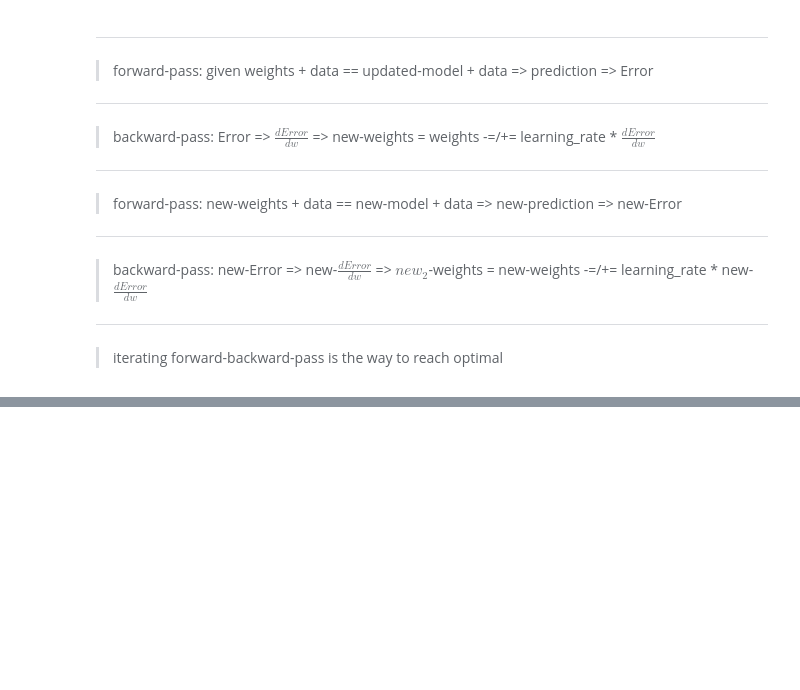
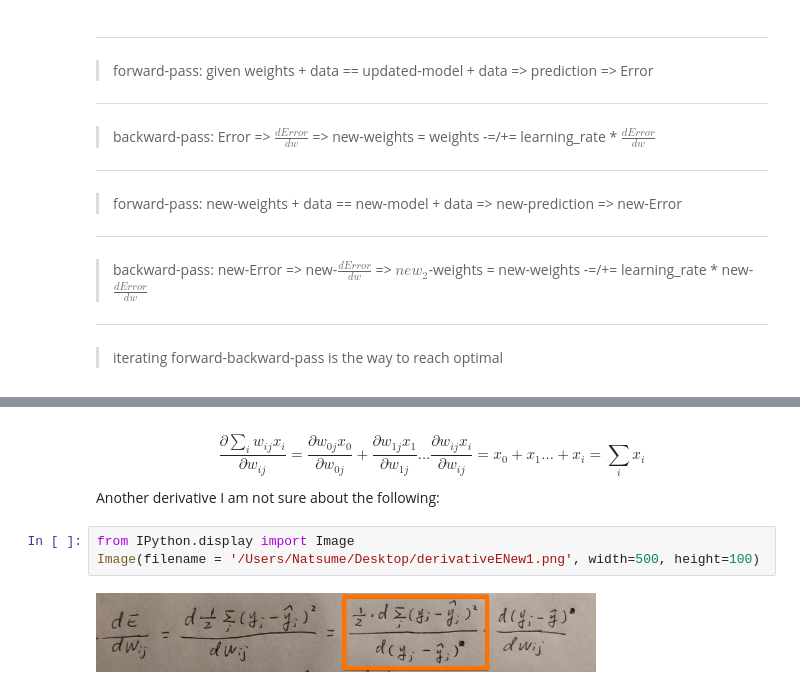
Before and after one commit to EmbraceLife/lazyLeast, a Jupyter notebook: remember the least, make the most.ipynb, the cells around one changed output, grey strips where cells are left out. Saved outputs shown, nothing was run; the diff lists cells and outputs as text; blank space fills up the shorter version.

```diff
--- a/remember the least, make the most.ipynb
+++ b/remember the least, make the most.ipynb
@@ -60,0 +152,8 @@
+# %% [markdown]
+$$\frac{\partial{\sum_iw_{ij}x_i}}{\partial{w_{ij}}} = \frac{\partial{w_{0j}x_0}}{\partial{w_{0j}}} + \frac{\partial{w_{1j}x_1}}{\partial{w_{1j}}} ... \frac{\partial{w_{ij}x_i}}{\partial{w_{ij}}} = x_0 + x_1 ... + x_i = \sum_ix_i$$
+Another derivative I am not sure about the following:
+# %%
+from IPython.display import Image
+Image(filename = '/Users/Natsume/Desktop/derivativeENew1.png', width=500, height=100)
+# %% [output]
+[figure, added]
```
Also changed, not shown: parts of 21 cells of this notebook.
